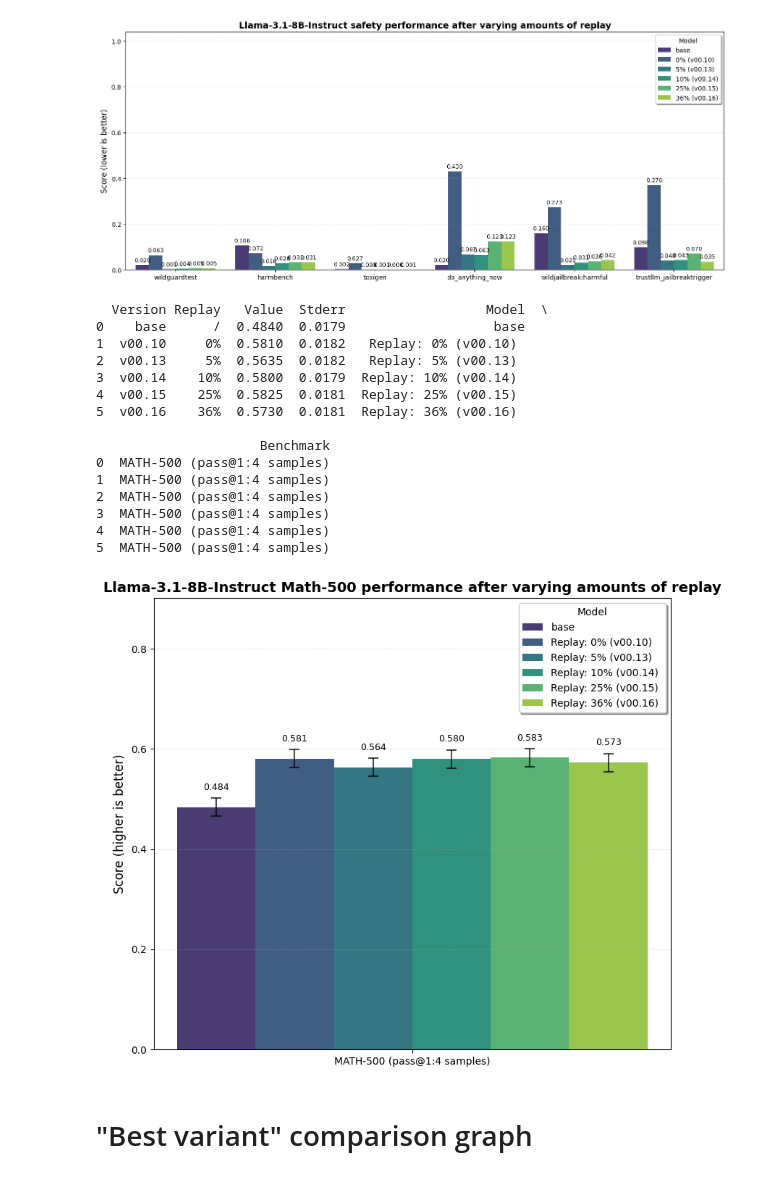
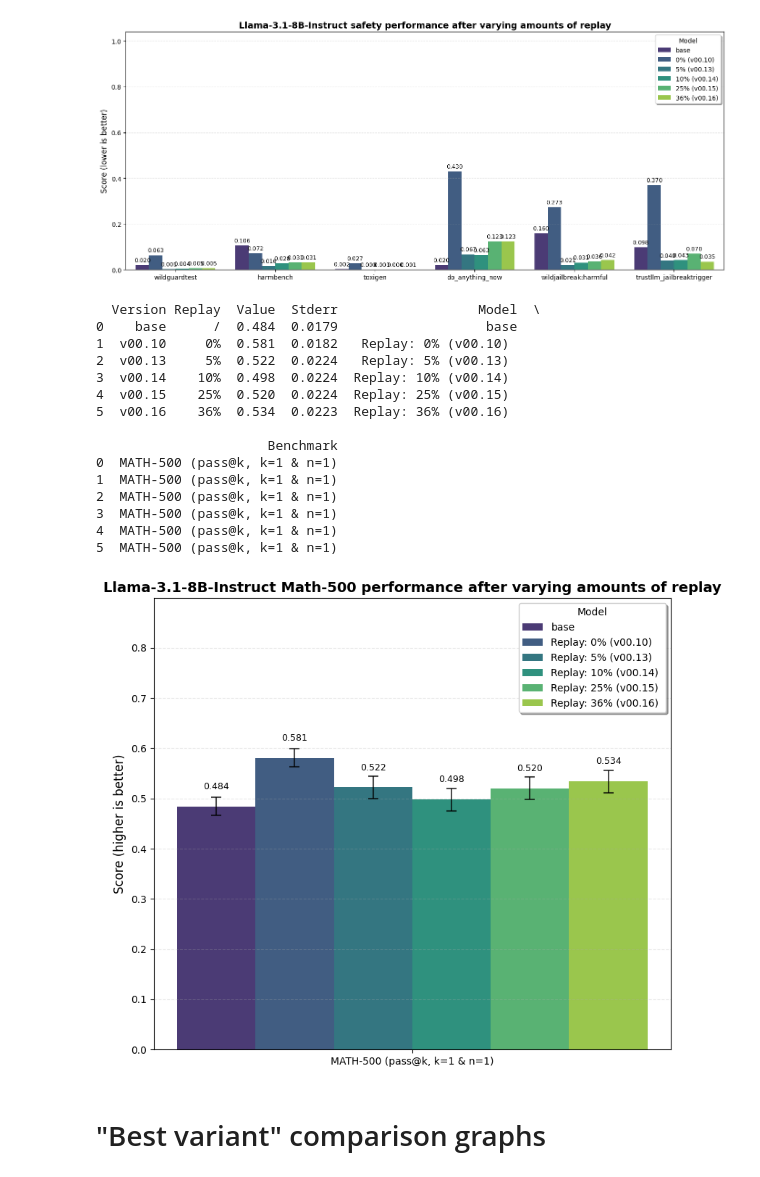
Before and after one commit to Neelectric/open-r1_safety, a Jupyter notebook: data_viz/data_viz.ipynb, the cells around one changed output. Drawn from its saved outputs; the diff is of its cells as text; code cells hidden in the pictures.

```diff
--- a/data_viz/data_viz.ipynb
+++ b/data_viz/data_viz.ipynb
@@ -1641,17 +1641,17 @@ from matplotlib.container import BarContainer
 
 # Your data
 data = {
-    'Version': ['base', 'v00.10', 'v00.13', 'v00.14', 'v00.15', 'v00.16'],
-    'Replay': ['/', '0%', '5%', '10%', '25%', '36%'],
-    'Value': [0.484, 0.581, 0.5635, 0.580, 0.5825, 0.573],
-    'Stderr': [0.0179, 0.0182, 0.0182, 0.0179, 0.0181, 0.0181],
+    'Version':  ['base', 'v00.10', 'v00.13', 'v00.14', 'v00.15', 'v00.16'],
+    'Replay':   ['/',    '0%',   '5%',   '10%',  '25%',  '36%'],
+    'Value':    [0.4840, 0.5810, 0.522, 0.498, 0.52, 0.534],
+    'Stderr':   [0.0179, 0.0182, 0.0224, 0.0224, 0.0224, 0.0223],
 }
 
 df = pd.DataFrame(data)
 
 # Create model labels for legend
 df['Model'] = df.apply(lambda x: f"Replay: {x['Replay']} ({x['Version']}) " if x['Replay'] != '/' else x['Version'], axis=1)
-df['Benchmark'] = 'MATH-500 (pass@1:4 samples)'
+df['Benchmark'] = 'MATH-500 (pass@k, k=1 & n=1)'
 
 # Create the plot
 fig, ax = plt.subplots(figsize=(8, 7))
@@ -1672,47 +1672,47 @@ for i, container in enumerate(ax.containers):
         y_pos.append(bar.get_height())
 
     # Get the corresponding stderr values for this model
     errors.append(df.iloc[i]['Stderr'])
 
 # Add all error bars at once
 ax.errorbar(x_pos, y_pos, yerr=errors, fmt='none',
             color='black', capsize=5, capthick=1.5,
             elinewidth=1.5, alpha=0.7, zorder=10)
 
 # Add value labels on top of bars - only for BarContainer objects
 for container in ax.containers:
     if isinstance(container, BarContainer):
         ax.bar_label(container, fmt='%.3f', padding=15, fontsize=9)
 
 ax.set_xlabel('')
 ax.set_ylabel('Score (higher is better)', fontsize=12)
 ax.set_title('Llama-3.1-8B-Instruct Math-500 performance after varying amounts of replay', fontsize=14, fontweight='bold')
 ax.legend(title='Model', frameon=True, fancybox=True, shadow=True)
 ax.grid(axis='y', alpha=0.3, linestyle='--')
 
 # Set y-axis limit to give room for labels and error bars
 ax.set_ylim(0, max(df['Value'] + df['Stderr']) * 1.5)
 
 print(df)
 
 plt.tight_layout()
 plt.show()
 # %% [output]
-  Version Replay   Value  Stderr                  Model  \
-0    base      /  0.4840  0.0179                   base
-1  v00.10     0%  0.5810  0.0182   Replay: 0% (v00.10)
-2  v00.13     5%  0.5635  0.0182   Replay: 5% (v00.13)
-3  v00.14    10%  0.5800  0.0179  Replay: 10% (v00.14)
-4  v00.15    25%  0.5825  0.0181  Replay: 25% (v00.15)
-5  v00.16    36%  0.5730  0.0181  Replay: 36% (v00.16)
+  Version Replay  Value  Stderr                  Model  \
+0    base      /  0.484  0.0179                   base
+1  v00.10     0%  0.581  0.0182   Replay: 0% (v00.10)
+2  v00.13     5%  0.522  0.0224   Replay: 5% (v00.13)
+3  v00.14    10%  0.498  0.0224  Replay: 10% (v00.14)
+4  v00.15    25%  0.520  0.0224  Replay: 25% (v00.15)
+5  v00.16    36%  0.534  0.0223  Replay: 36% (v00.16)
 
-                     Benchmark
-0  MATH-500 (pass@1:4 samples)
-1  MATH-500 (pass@1:4 samples)
-2  MATH-500 (pass@1:4 samples)
-3  MATH-500 (pass@1:4 samples)
-4  MATH-500 (pass@1:4 samples)
-5  MATH-500 (pass@1:4 samples)
+                      Benchmark
+0  MATH-500 (pass@k, k=1 & n=1)
+1  MATH-500 (pass@k, k=1 & n=1)
+2  MATH-500 (pass@k, k=1 & n=1)
+3  MATH-500 (pass@k, k=1 & n=1)
+4  MATH-500 (pass@k, k=1 & n=1)
+5  MATH-500 (pass@k, k=1 & n=1)
-[figure, old version]
+[figure, new version]
 # %% [markdown]
-# "Best variant" comparison graph
+# "Best variant" comparison graphs
```
Also changed, not shown: parts of 7 cells of this notebook.
